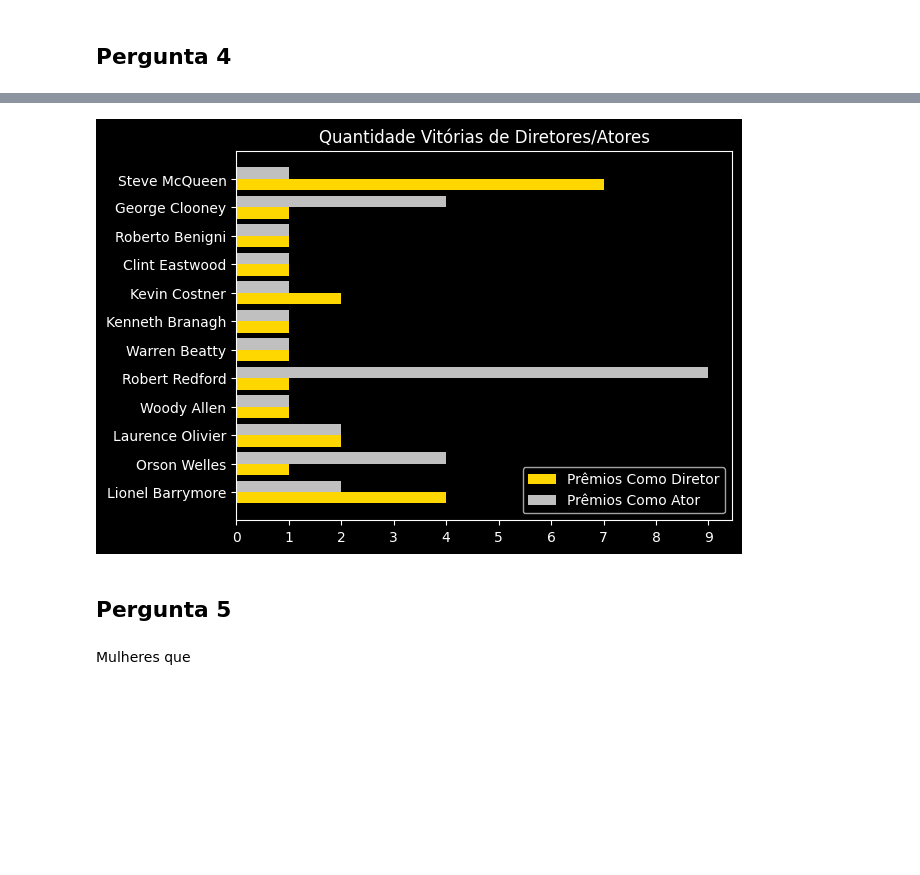
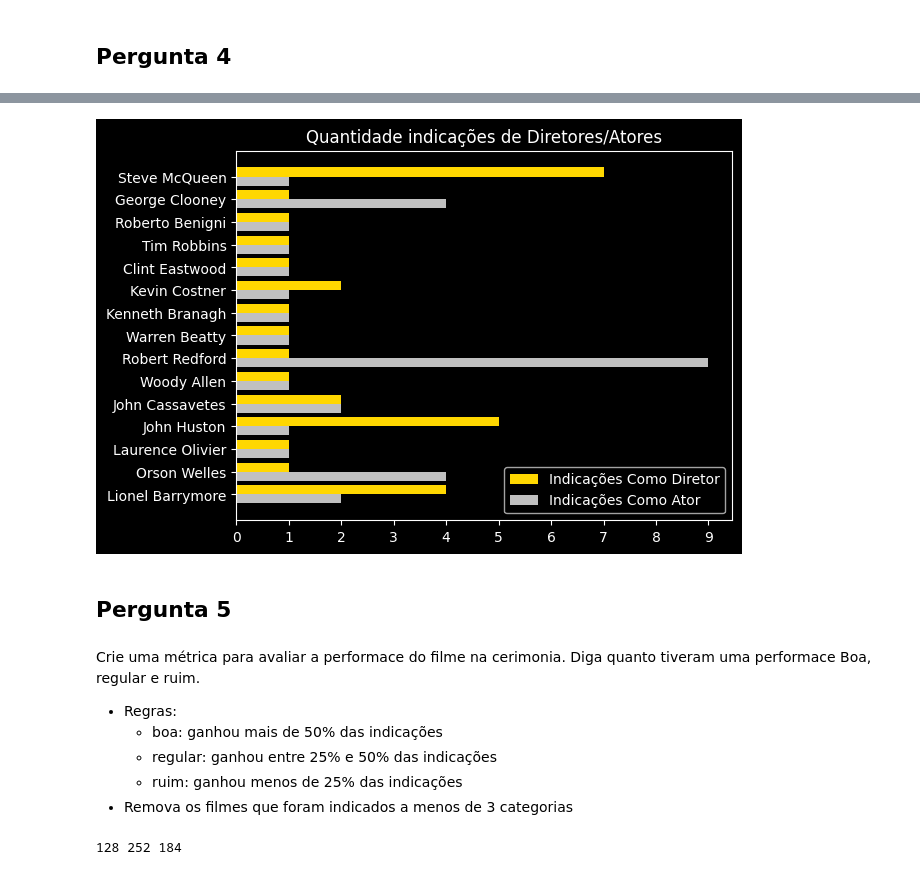
Before and after one commit to marleyabe/analise_oscar_awards, a Jupyter notebook: prova.ipynb, the cells around one changed output, grey strips where cells are left out. Drawn from its saved outputs; the diff is of its cells as text; code cells hidden in the pictures; blank space fills up the shorter version.

```diff
--- a/prova.ipynb
+++ b/prova.ipynb
@@ -52,10 +52,10 @@ dtype: int64
 Existe alguma relação entre quantidade de vezes indicado e quantidade de vitorias?
 # %%
 #somar quantas vezes um filme ganhou
-df['film_win'] = df[df['winner'] == True].groupby('film')['film'].transform('count')
+df['film_win'] = df[df['winner'] == True].groupby(['film','year_film'])['film'].transform('count')
 # %%
 # somar quantas vezes um filme foi indicado
-df['film_nomination'] = df.groupby('film')['film'].transform('count')
+df['film_nomination'] = df.groupby(['film','year_film'])['film'].transform('count')
 # %%
 # relacionar quantas vezes o filme foi indicado com quantas vezes ele ganhou em um scatter plot
 plt.style.use('dark_background')
@@ -160,23 +178,36 @@ win_actor = df[((df['category'] == 'ACTOR') | (df['category'] == 'ACTOR IN A LEA
 # %%
 #graficar por barras agrupadas
 plt.style.use('dark_background')
 x = np.arange(len(directors_actors))
 
-plt.title('Quantidade Vitórias de Diretores/Atores')
+plt.title('Quantidade indicações de Diretores/Atores')
 
 #colocar os nomes no eixo x
 plt.yticks(x, directors_actors)
 plt.xticks(np.arange(0, win_actor.max()+1, 1))
 
-plt.barh(x-0.2, win_directing, 0.40, color='gold')
-plt.barh(x+0.2, win_actor, 0.40, color='silver')
+plt.barh(x+0.2, win_directing, 0.40, color='gold')
+plt.barh(x-0.2, win_actor, 0.40, color='silver')
 
-plt.legend(["Prêmios Como Diretor","Prêmios Como Ator"])
+plt.legend(["Indicações Como Diretor","Indicações Como Ator"])
 
 plt.show()
 # %% [output]
-[figure, old version]
+[figure, new version]
 # %% [markdown]
 ## Pergunta 5
-# %% [markdown]
-Mulheres que
+# %% [markdown]
+Crie uma métrica para avaliar a performace do filme na cerimonia. Diga quanto tiveram uma performace Boa, regular e ruim.
+- Regras:
+    - boa: ganhou mais de 50% das indicações
+    - regular: ganhou entre 25% e 50% das indicações
+    - ruim: ganhou menos de 25% das indicações
+- Remova os filmes que foram indicados a menos de 3 categorias
+# %%
+#classificar os filmes em series
+good = df[(df['film_nomination'] > 3) & (df['film_win'] >= df['film_nomination']/2)][['film']].drop_duplicates(subset='film')
+regular = df[(df['film_nomination'] > 3) & (df['film_win'] >= df['film_nomination']/4) & ((df['film_win'] < df['film_nomination']/2))][['film']].drop_duplicates()
+bad = df[(df['film_nomination'] > 3) & (df['film_win'] < df['film_nomination']/4)][['film']].drop_duplicates()
+print(len(good), len(regular), len(bad))
+# %% [output]
+128 252 184
```
Also changed, not shown: parts of 10 cells of this notebook.
